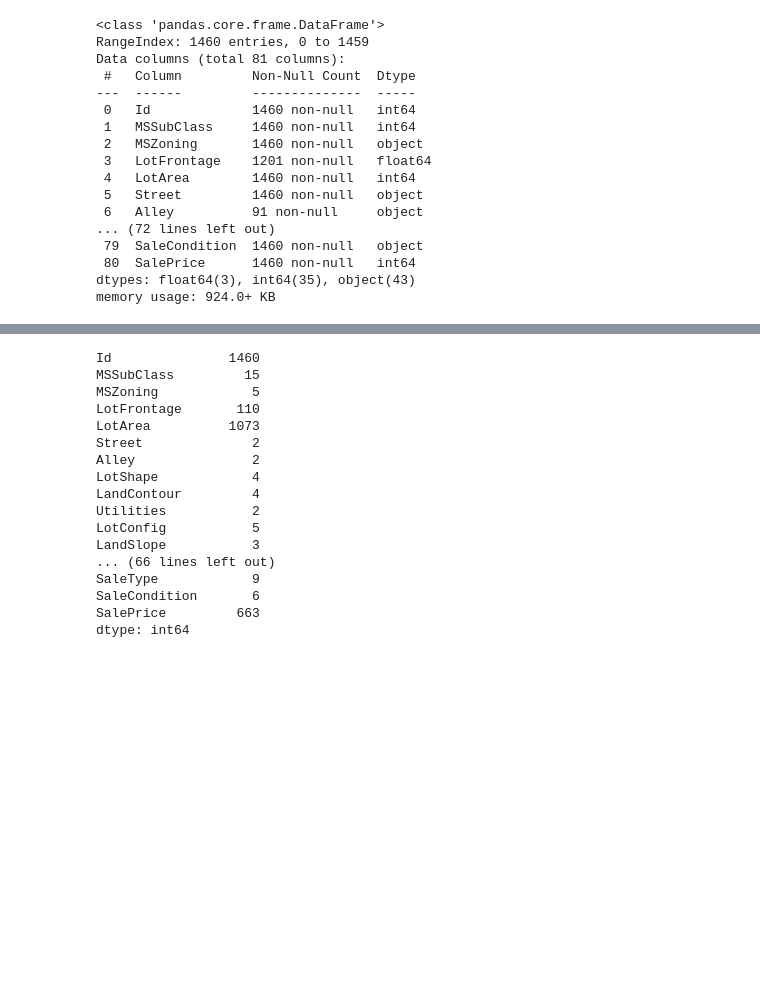
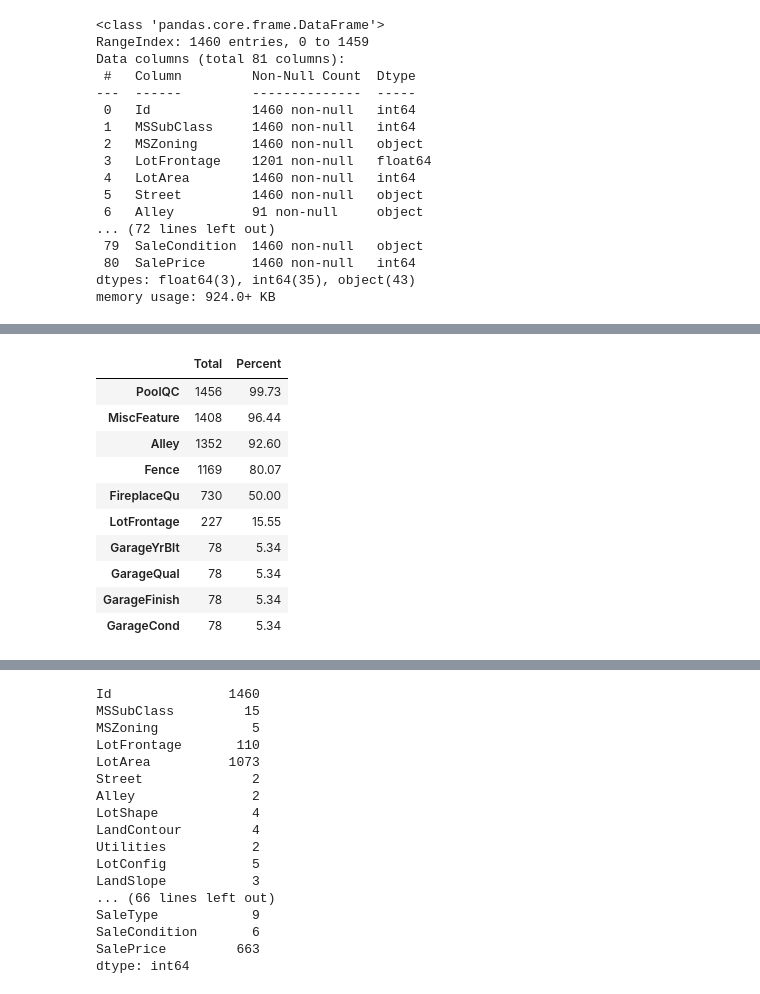
Before and after one commit to ayselrajabli/KaggleProjects, a Jupyter notebook: House Prices - Advanced Regression Techniques/HousePricesKaggle.ipynb, the cells around one changed output, grey strips where cells are left out. Cells and saved outputs as stored; diff of their text form; code cells hidden in the pictures; blank space fills up the shorter version.

```diff
--- a/House Prices - Advanced Regression Techniques/HousePricesKaggle.ipynb
+++ b/House Prices - Advanced Regression Techniques/HousePricesKaggle.ipynb
@@ -125,0 +145,17 @@ dtype: object
+# %%
+total = df_test.isna().sum().sort_values(ascending=False)
+percent = (df_test.isna().sum()[df_train.isna().sum()!=0]/train_rows*100).round(2).sort_values(ascending=False)
+missing_data = pd.concat([total, percent], axis=1, keys=['Total', 'Percent'])
+missing_data.head(10)
+# %% [output]
+|  | Total | Percent |
+| PoolQC | 1456 | 99.73 |
+| MiscFeature | 1408 | 96.44 |
+| Alley | 1352 | 92.60 |
+| Fence | 1169 | 80.07 |
+| FireplaceQu | 730 | 50.00 |
+| LotFrontage | 227 | 15.55 |
+| GarageYrBlt | 78 | 5.34 |
+| GarageQual | 78 | 5.34 |
+| GarageFinish | 78 | 5.34 |
+| GarageCond | 78 | 5.34 |
```
Also changed, not shown: parts of 19 cells of this notebook.
